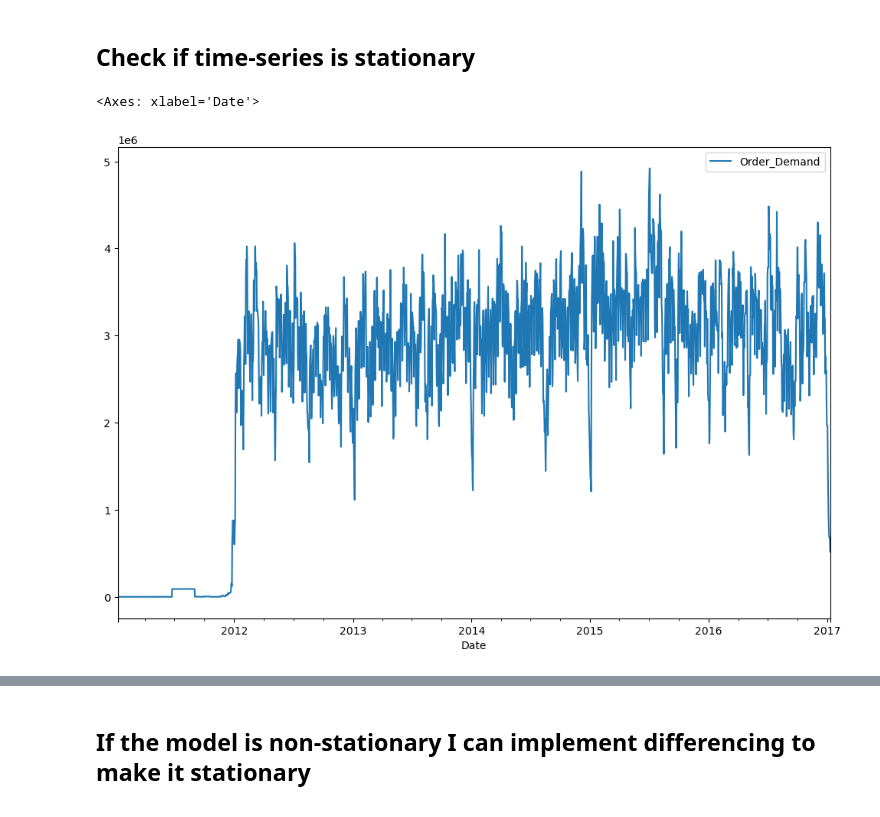
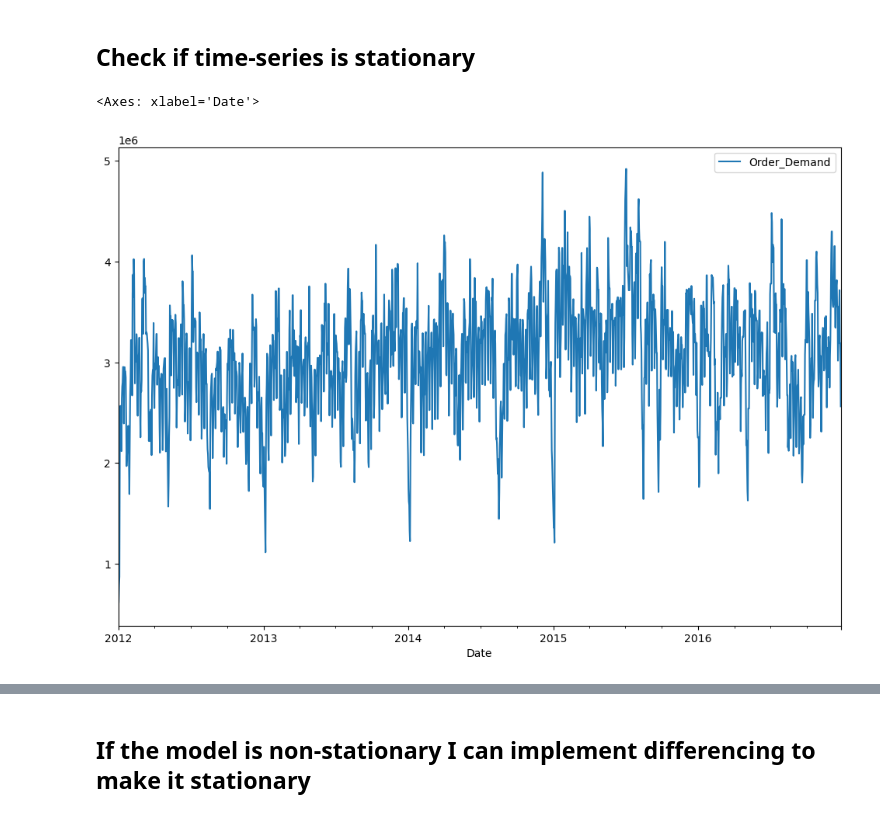
Before and after one commit to jannisz/times_series_1, a Jupyter notebook: note1.ipynb, the cells around one changed output, grey strips where cells are left out. Drawn from its saved outputs; the diff is of its cells as text; code cells hidden in the pictures.

```diff
--- a/note1.ipynb
+++ b/note1.ipynb
@@ -124,8 +185,9 @@ memory usage: 34.3 KB
 ## Check if time-series is stationary
 # %%
 test_result= adfuller(group_df['Order_Demand'])
-# %%
-group_df.plot(figsize=(12, 8))
-# %% [output]
-<Axes: xlabel='Date'>
-[figure, removed]
+# %%
+filterr_df= group_df.loc[pd.IndexSlice['2012-01-01':'2016-12-25'], :]
+filterr_df.plot(figsize=(12, 8))
+# %% [output]
+<Axes: xlabel='Date'>
+[figure, added]
```
Also changed, not shown: parts of 31 cells of this notebook.
